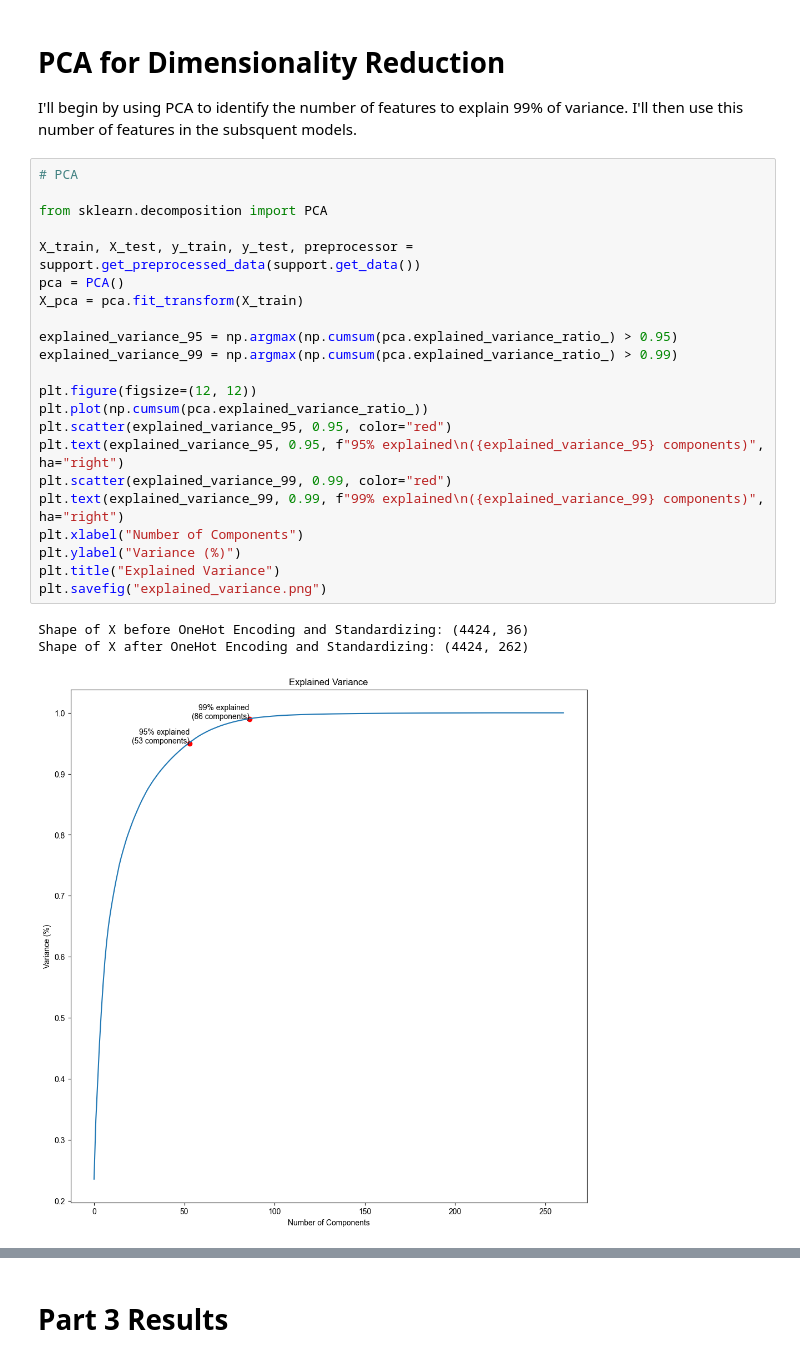
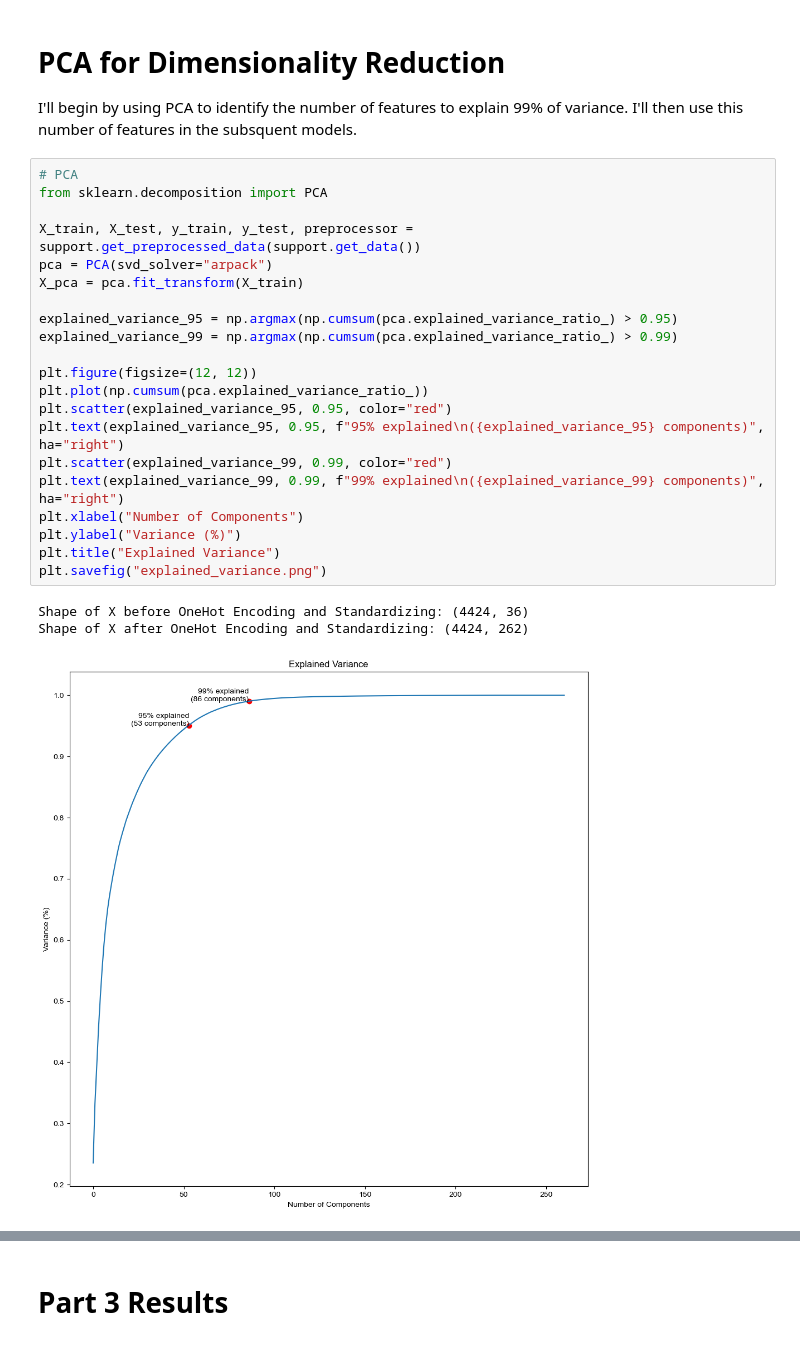
Before and after one commit to lrwham/Supervised-Learning-Final, a Jupyter notebook: final_model.ipynb, the cells around one changed output, grey strips where cells are left out. Drawn from its saved outputs; the diff is of its cells as text.

```diff
--- a/final_model.ipynb
+++ b/final_model.ipynb
@@ -333,27 +300,26 @@ RandomForestClassifier best score: 0.7733899903307522
 I'll begin by using PCA to identify the number of features to explain 99% of variance. I'll then use this number of features in the subsquent models.
 # %%
 # PCA
-
 from sklearn.decomposition import PCA
 
 X_train, X_test, y_train, y_test, preprocessor = support.get_preprocessed_data(support.get_data())
-pca = PCA()
+pca = PCA(svd_solver="arpack")
 X_pca = pca.fit_transform(X_train)
 
 explained_variance_95 = np.argmax(np.cumsum(pca.explained_variance_ratio_) > 0.95)
 explained_variance_99 = np.argmax(np.cumsum(pca.explained_variance_ratio_) > 0.99)
 
 plt.figure(figsize=(12, 12))
 plt.plot(np.cumsum(pca.explained_variance_ratio_))
 plt.scatter(explained_variance_95, 0.95, color="red")
 plt.text(explained_variance_95, 0.95, f"95% explained\n({explained_variance_95} components)", ha="right")
 plt.scatter(explained_variance_99, 0.99, color="red")
 plt.text(explained_variance_99, 0.99, f"99% explained\n({explained_variance_99} components)", ha="right")
 plt.xlabel("Number of Components")
 plt.ylabel("Variance (%)")
 plt.title("Explained Variance")
 plt.savefig("explained_variance.png")
 # %% [output]
 Shape of X before OneHot Encoding and Standardizing: (4424, 36)
 Shape of X after OneHot Encoding and Standardizing: (4424, 262)
-[figure, old version]
+[figure, new version]
```
Also changed, not shown: parts of 31 cells of this notebook, 5 other files.
